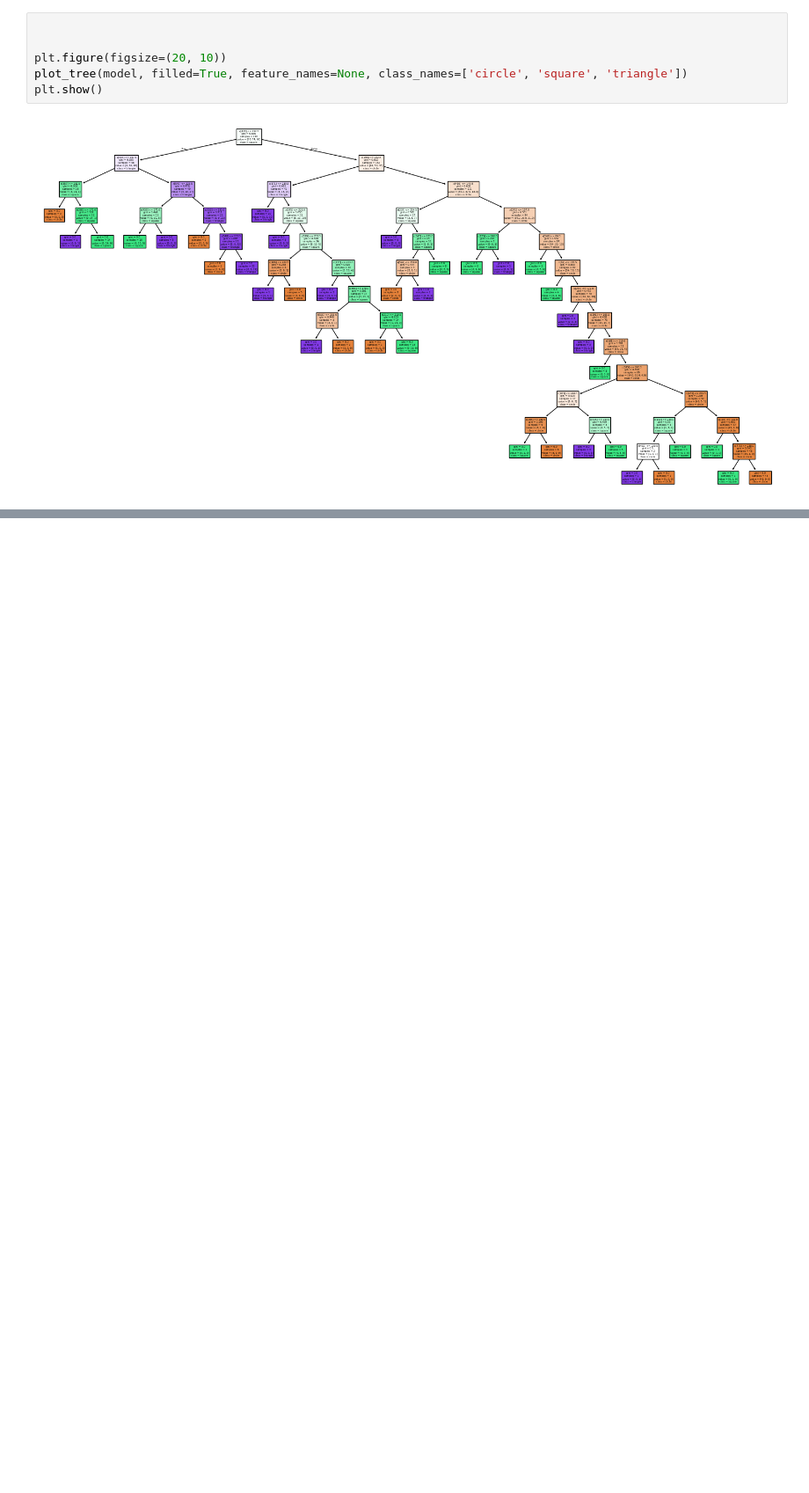
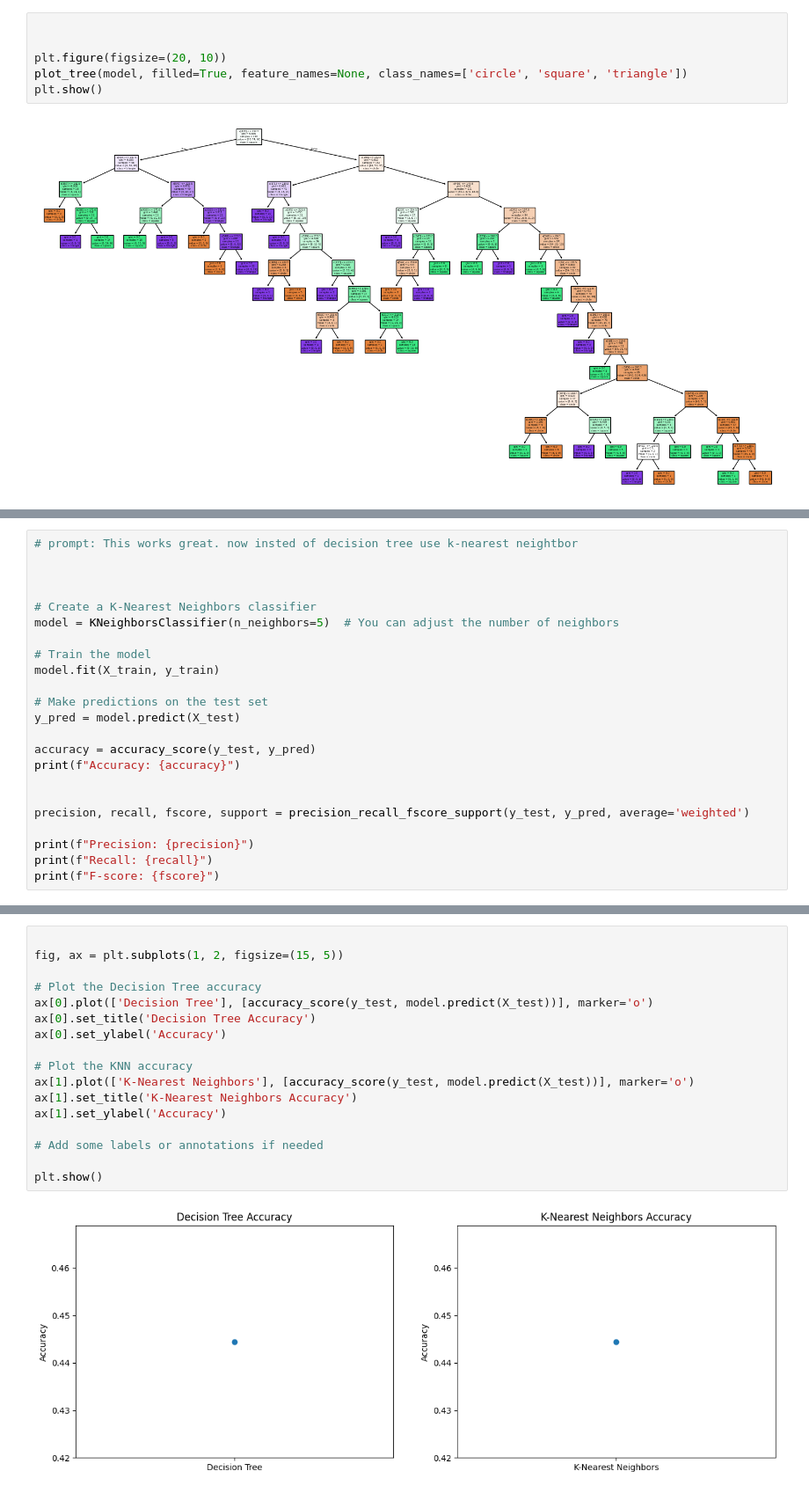
Before and after one commit to MihaKlancnik/na2_RIRSU, a Jupyter notebook: Nal2_RIRSU.ipynb, the cells around one changed output, grey strips where cells are left out. Shown at 88% size. Drawn from its saved outputs; the diff is of its cells as text; blank space fills up the shorter version.

```diff
--- a/Nal2_RIRSU.ipynb
+++ b/Nal2_RIRSU.ipynb
@@ -110,0 +130,23 @@ F-score: 0.39798477384684283
+# %%
+# prompt: This works great. now insted of decision tree use k-nearest neightbor
+
+
+
+# Create a K-Nearest Neighbors classifier
+model = KNeighborsClassifier(n_neighbors=5)  # You can adjust the number of neighbors
+
+# Train the model
+model.fit(X_train, y_train)
+
+# Make predictions on the test set
+y_pred = model.predict(X_test)
+
+accuracy = accuracy_score(y_test, y_pred)
+print(f"Accuracy: {accuracy}")
+
+
+precision, recall, fscore, support = precision_recall_fscore_support(y_test, y_pred, average='weighted')
+
+print(f"Precision: {precision}")
+print(f"Recall: {recall}")
+print(f"F-score: {fscore}")
@@ -110,0 +177,19 @@ F-score: 0.39798477384684283
+# %%
+
+fig, ax = plt.subplots(1, 2, figsize=(15, 5))
+
+# Plot the Decision Tree accuracy
+ax[0].plot(['Decision Tree'], [accuracy_score(y_test, model.predict(X_test))], marker='o')
+ax[0].set_title('Decision Tree Accuracy')
+ax[0].set_ylabel('Accuracy')
+
+# Plot the KNN accuracy
+ax[1].plot(['K-Nearest Neighbors'], [accuracy_score(y_test, model.predict(X_test))], marker='o')
+ax[1].set_title('K-Nearest Neighbors Accuracy')
+ax[1].set_ylabel('Accuracy')
+
+# Add some labels or annotations if needed
+
+plt.show()
+# %% [output]
+[figure, added]
```
Also changed, not shown: parts of 4 cells of this notebook.
